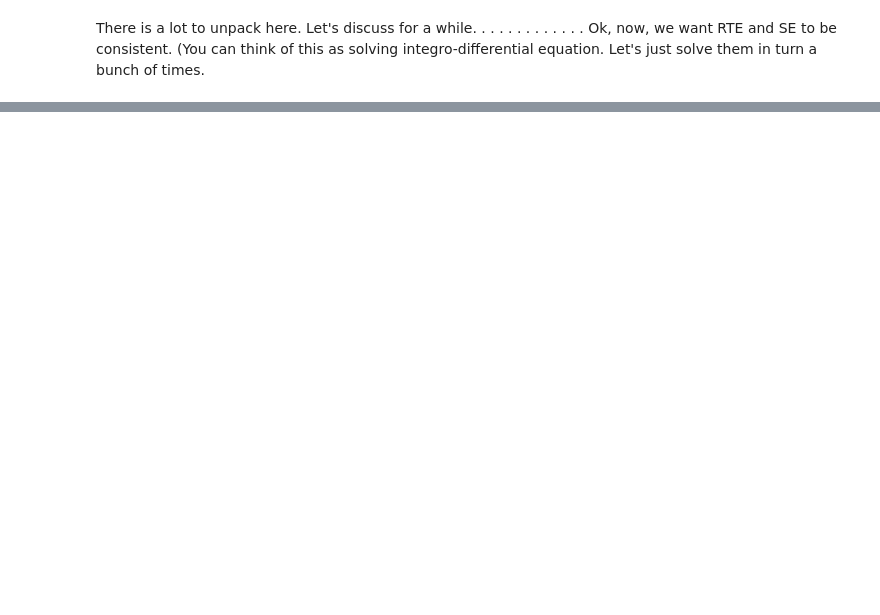
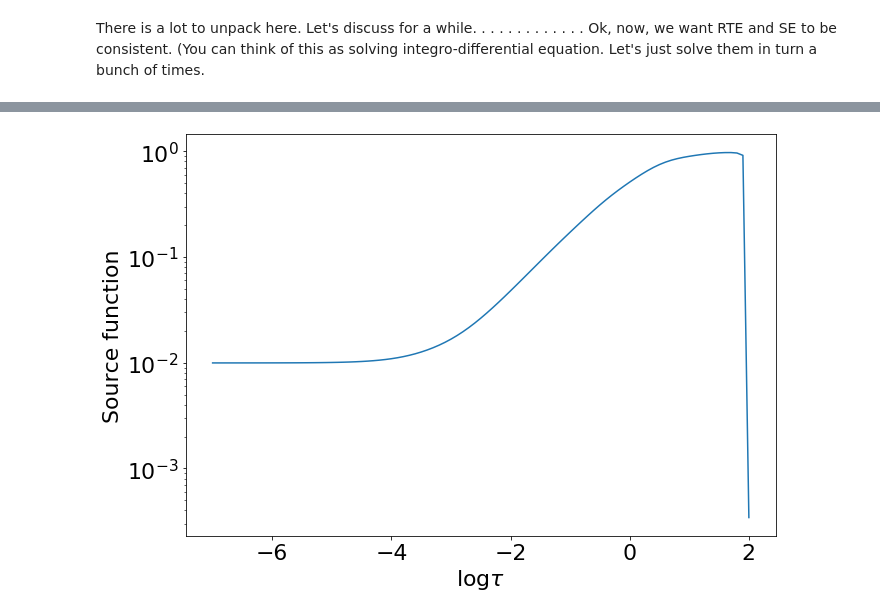
Before and after one commit to ivanzmilic/2lvl_nlte, a Jupyter notebook: 2LVL_NLTE.ipynb, the cells around one changed output, grey strips where cells are left out. Cells and saved outputs as stored; diff of their text form; code cells hidden in the pictures; blank space fills up the shorter version.

```diff
--- a/2LVL_NLTE.ipynb
+++ b/2LVL_NLTE.ipynb
@@ -213,0 +279,8 @@ plt.tight_layout()
+# %%
+plt.figure(figsize=[10,7])
+plt.semilogy(logtau, S)
+plt.xlabel("$\\log\\tau$")
+plt.ylabel("Source function")
+plt.tight_layout()
+# %% [output]
+[figure, added]
```
Also changed, not shown: parts of 16 cells of this notebook.
